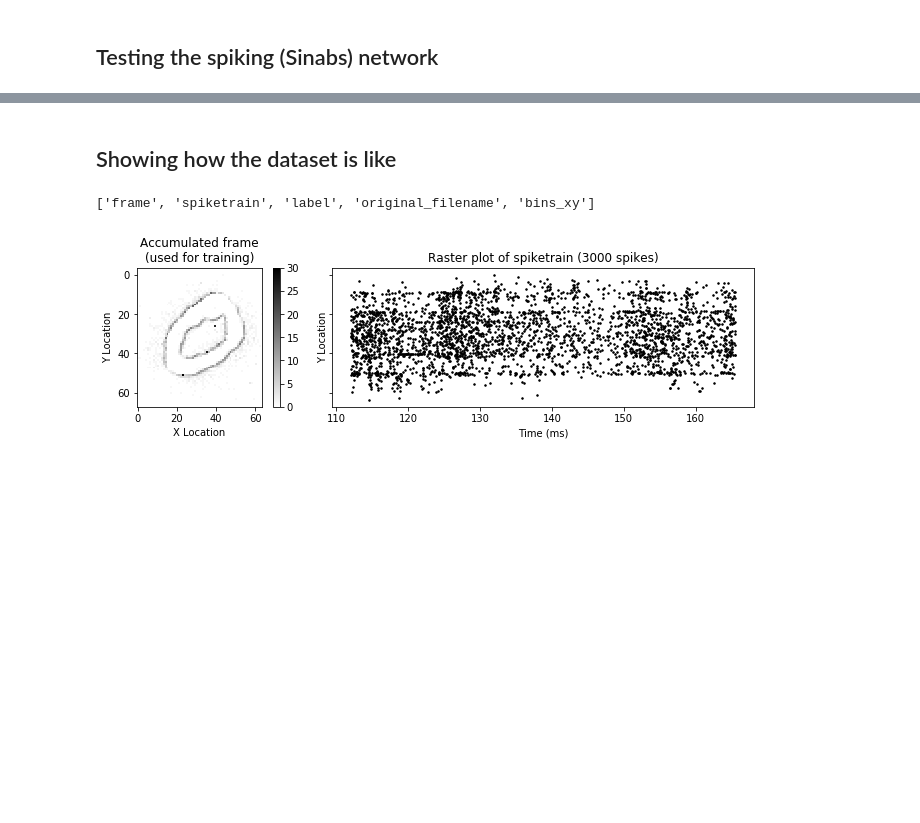
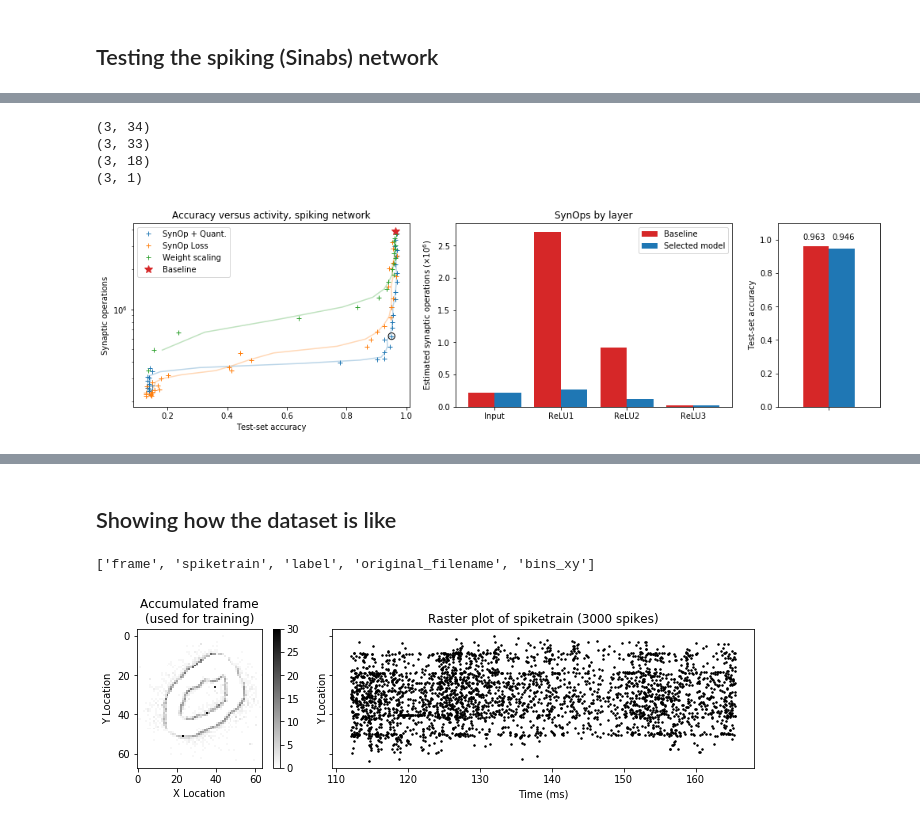
Before and after one commit to fgr1986/synoploss, a Jupyter notebook: scripts/mnist_dvs/GeneratePlots.ipynb, the cells around one changed output, grey strips where cells are left out. Cells and saved outputs as stored; diff of their text form; code cells hidden in the pictures; blank space fills up the shorter version.

```diff
--- a/scripts/mnist_dvs/GeneratePlots.ipynb
+++ b/scripts/mnist_dvs/GeneratePlots.ipynb
@@ -183,0 +151,72 @@ fig.savefig("figures/act-acc_sinabs.pdf", bbox_inches='tight')
+# %%
+def smooth(y):
+    box = [0.05, 0.2, 0.5, 0.2, 0.05]
+
+    y_smooth = np.convolve(y, box, mode='same')
+    y_smooth = y_smooth[1:-2]
+    return y_smooth
+
+coefficients, activities, accuracies = read_results_files('_spiking_nothr')
+
+fig, ax = plt.subplots(1, 3, figsize=(14, 4), gridspec_kw={'width_ratios': [1, 1, 0.37]})
+for i, name in enumerate(coefficients.keys()):  # exclude nopenalty
+    if name == 'Baseline': continue
+    # First plot
+    ax[0].plot(accuracies[name], activities[name], '+',
+             label=name.split('_qtest_True')[0])
+    acc, act = smooth(accuracies[name]), smooth(activities[name])
+    ax[0].plot(acc, act, alpha=0.3 , c=f'C{i}')
+
+# Plot nopenalty (single point)
+ax[0].plot(accuracies['Baseline'], activities['Baseline'],
+        '*', label='Baseline', c='C3', markersize=10)
+
+ax[0].set_yscale('log')
+# ax[0].set_ylim([1e3, 1e7])
+ax[0].legend(loc=0)
+ax[0].set_xlabel("Test-set accuracy")
+ax[0].set_ylabel("Synaptic operations")
+
+ax[0].scatter(0.951, 625554 , facecolor='none', edgecolor='k', s=70, zorder=10)
+
+
+
+
+# plot layer by layer comparison
+f = np.load('opt_benchmark.npz')
+
+
+layers = ['Input', 'ReLU1', 'ReLU2', 'ReLU3']
+
+xticks = np.arange(len(layers))
+ax[1].bar(xticks - 0.2, f['baseline_activity'] / 1e6, width=0.4, align='center',
+          label="Baseline", color='C3')
+ax[1].bar(xticks + 0.2, f['optimized_activity'] / 1e6, width=0.4,
+          align='center', label=r"Selected model", color='C0')
+ax[1].set_xticks(xticks)
+ax[1].set_xticklabels(layers)
+ax[1].set_ylabel(r"Estimated synaptic operations ($\times 10^6$)")
+ax[1].legend(loc="upper right")
+
+ax[2].bar([-0.2], f['baseline_accuracy'], color='C3', width=0.4, align='center')
+ax[2].bar([+0.2], f['optimized_accuracy'], color='C0', width=0.4, align='center')
+ax[2].set_xticks([0])
+ax[2].set_xticklabels([''])
+ax[2].set_xlim([-.8, .8])
+ax[2].set_ylim([0, 1.1])
+ax[2].text(-.23, 1.0, f"{f['baseline_accuracy']:.3f}", horizontalalignment='center')
+ax[2].text(.22, 1.0, f"{f['optimized_accuracy']:.3f}", horizontalalignment='center')
+ax[2].set_ylabel('Test-set accuracy')
+
+fig.tight_layout()
+ax[0].set_title("Accuracy versus activity, spiking network");
+ax[1].set_title("SynOps by layer")
+fig.savefig("figures/act-acc_sinabs.pdf", bbox_inches='tight')
+
+coeff_sinabs, act_sinabs, acc_sinabs = coefficients, activities, accuracies
+# %% [output]
+(3, 34)
+(3, 33)
+(3, 18)
+(3, 1)
+[figure, added]
```
Also changed, not shown: parts of 5 cells of this notebook.
